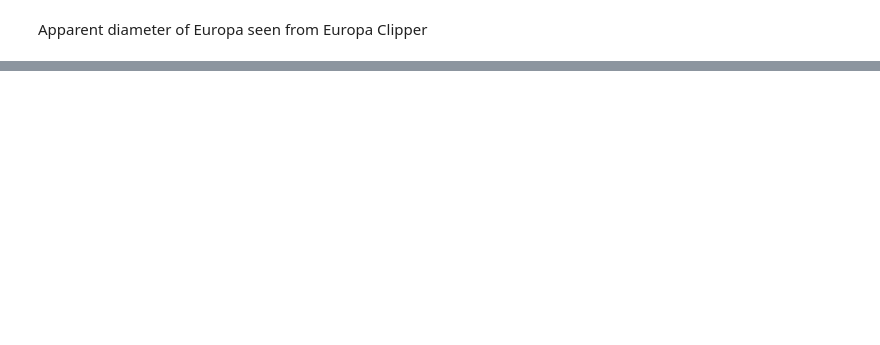
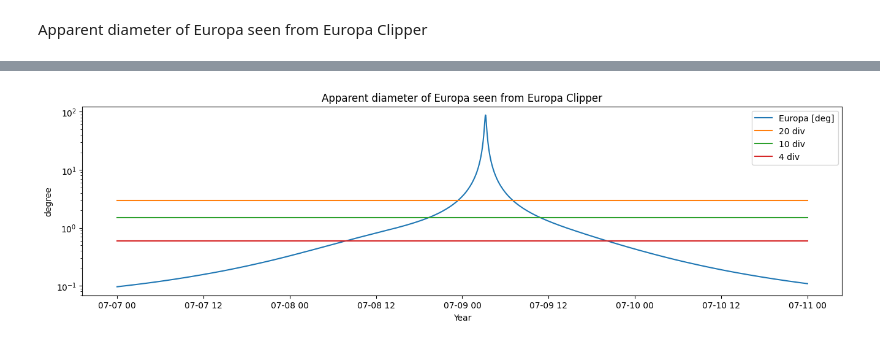
Before and after one commit to JackKTachi/juice, a Jupyter notebook: code/plot_clipper_orb.ipynb, the cells around one changed output, grey strips where cells are left out. Cells and saved outputs as stored; diff of their text form; code cells hidden in the pictures; blank space fills up the shorter version.

```diff
--- a/code/plot_clipper_orb.ipynb
+++ b/code/plot_clipper_orb.ipynb
@@ -285,23 +292,26 @@ plt.show()
 # %%
 utctim1 = '2031-07-07T00:00:00'
 utctim2 = '2031-07-11T00:00:00'
 td1 = spice.et2datetime(spice.str2et(utctim1))
 td2 = spice.et2datetime(spice.str2et(utctim2))
+index = np.where((td>td1) & (td<td2))
 
 # plot
 plt.figure(figsize=(16, 4))
-plt.plot(td, appdia, label='Europa [deg]')
-plt.xlim([td1, td2])
+plt.plot(td[index], appdia[index], label='Europa [deg]')
+#plt.xlim([td1, td2])
 xx = [td1, td2]
 plt.plot(xx, yy1, label='20 div')
 plt.plot(xx, yy2, label='10 div')
 plt.plot(xx, yy3, label='4 div')
 plt.title('Apparent diameter of Europa seen from Europa Clipper')
 plt.xlabel('Year')
 plt.ylabel('degree')
 plt.yscale('log')
 plt.legend()
 plt.show()
+# %% [output]
+[figure, added]
 # %%
 re = 1560.8  # [km]
 idx = np.where(r > re*2)
```
Also changed, not shown: parts of 11 cells of this notebook, 10 other files.
